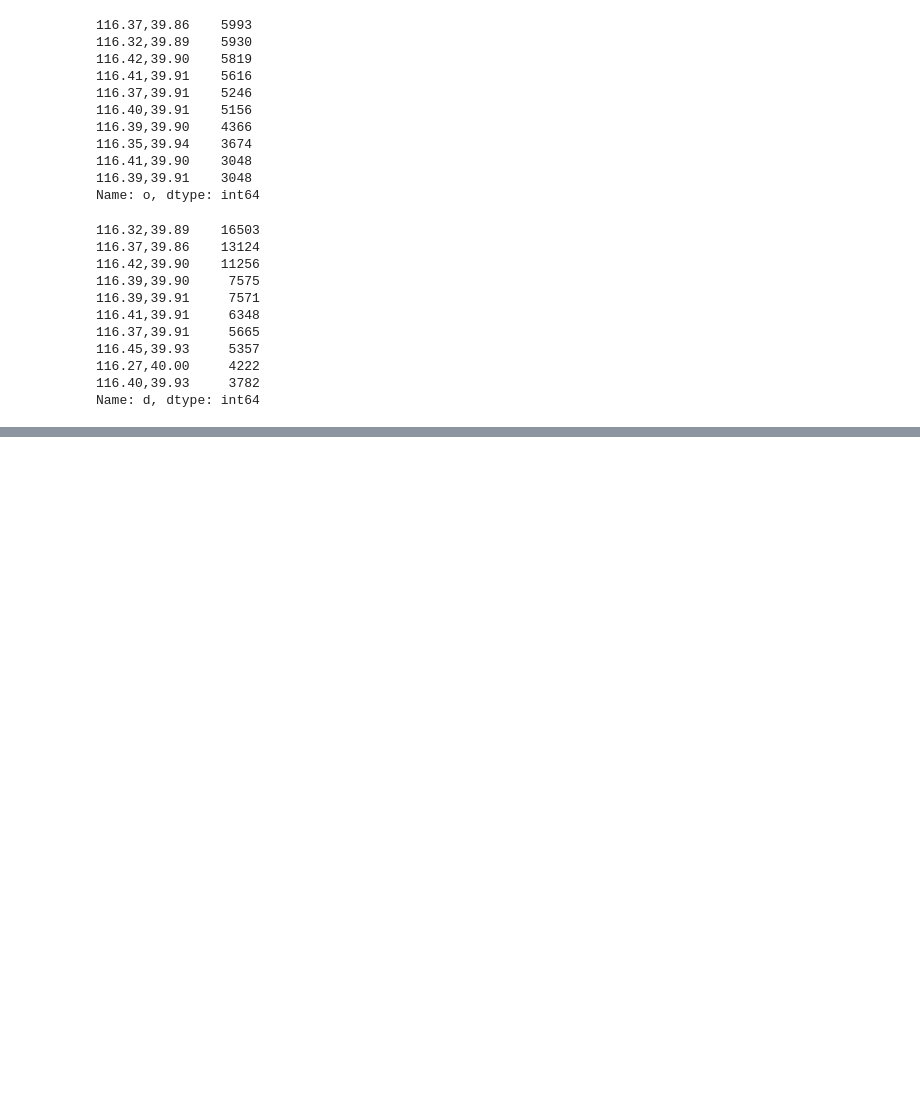
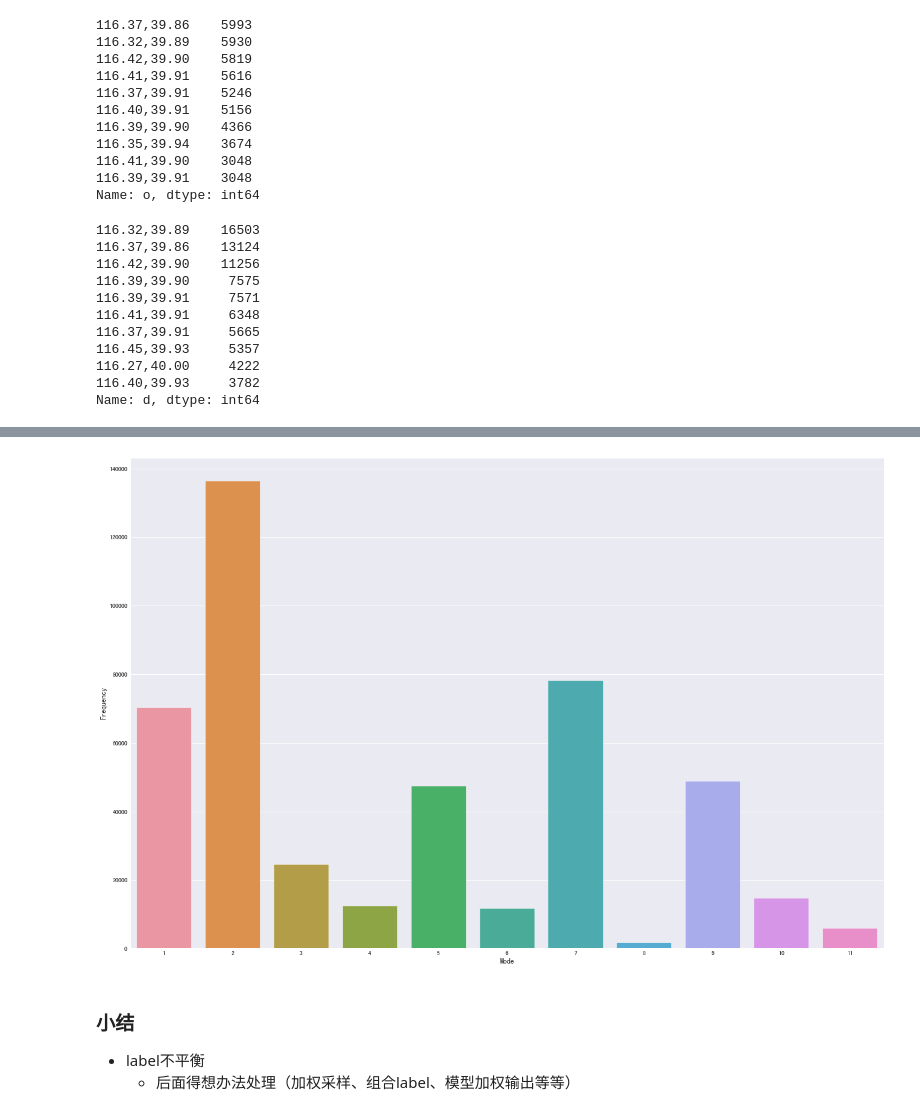
Before and after one commit to AlanConstantine/KDD-Cup-2019-CAMMTR, a Jupyter notebook: Code/ExploratoryDataAnalysis.ipynb, the cells around one changed output, grey strips where cells are left out. Drawn from its saved outputs; the diff is of its cells as text; code cells hidden in the pictures; blank space fills up the shorter version.

```diff
--- a/Code/ExploratoryDataAnalysis.ipynb
+++ b/Code/ExploratoryDataAnalysis.ipynb
@@ -10,3 +6,20 @@ main_path = r'../Data/data_set_phase1/'
+# %%
+import matplotlib.pyplot as plt
+import pandas as pd
+import numpy as np
+import seaborn as sns
+import matplotlib as mpl
+import warnings
+import time
+from collections import Counter
+warnings.filterwarnings("ignore")
+
+plt.style.use("fivethirtyeight")
+sns.set_style({'font.sans-serif': ['simsun', 'Arial']})
+sns.set_style('darkgrid', {'font.sans-serif': ['simhei', 'Arial']})
+%matplotlib inline
+
+main_path = r'../Data/data_set_phase1/'
 # %% [markdown]
 # Train data
 # %% [markdown]
@@ -89,0 +157,3 @@ Name: d, dtype: int64
+# %%
+train_clicks_df = pd.read_csv(main_path+'train_clicks.csv')
+# train_clicks_df = train_clicks_df_copy.copy()
@@ -89,0 +188,5 @@ Name: d, dtype: int64
+# %%
+mode_df = pd.DataFrame(train_clicks_df.click_mode.value_counts())
+mode_df['mode'] = mode_df.index
+mode_df.columns = ['Frequency', 'Mode']
+mode_df
@@ -89,0 +206,10 @@ Name: d, dtype: int64
+# %%
+train_clicks_df.click_mode.value_counts()
+f, ax = plt.subplots(figsize=(20, 15))
+g = sns.barplot(x='Mode', y='Frequency', data=mode_df, ax=ax)
+# %% [output]
+[figure, added]
+# %% [markdown]
+### 小结
+* label不平衡
+    * 后面得想办法处理（加权采样、组合label、模型加权输出等等）
```
Also changed, not shown: parts of 21 cells of this notebook.
